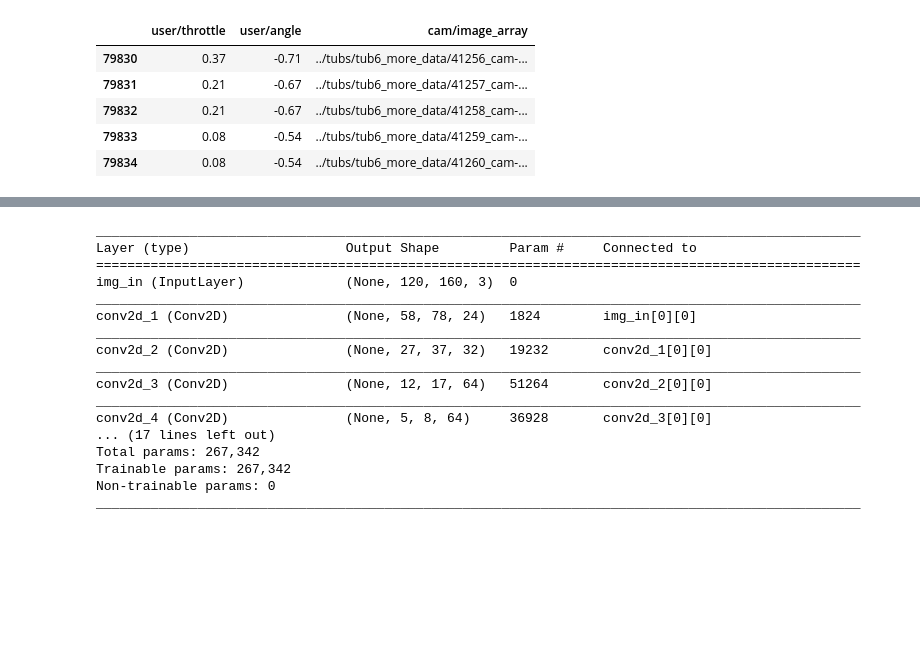
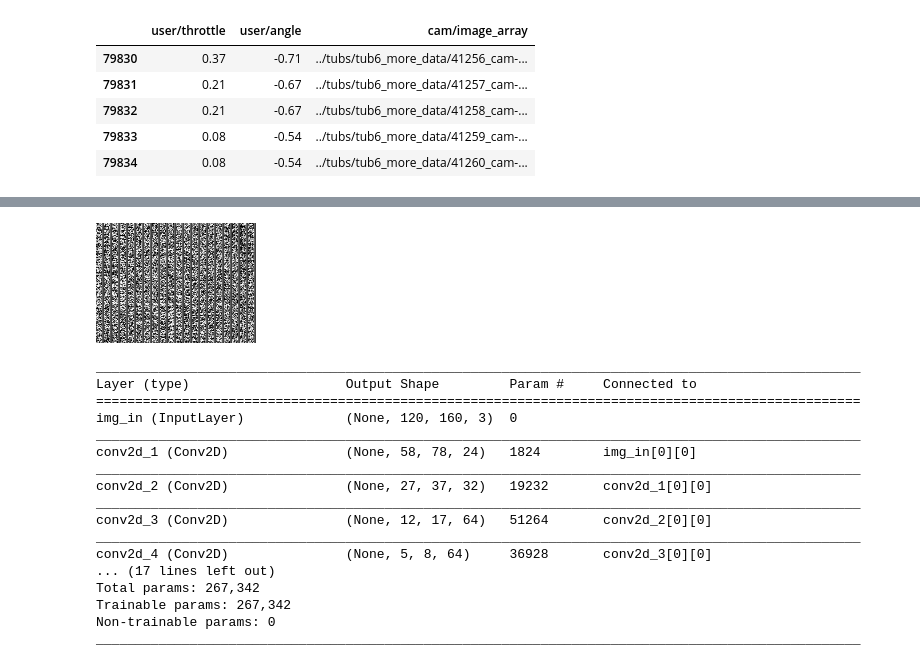
Before and after one commit to Muosvr/mycar, a Jupyter notebook: Donkeycar_Keras.ipynb, the cells around one changed output, grey strips where cells are left out. Saved outputs shown, nothing was run; the diff lists cells and outputs as text; code cells hidden in the pictures; blank space fills up the shorter version.

```diff
--- a/Donkeycar_Keras.ipynb
+++ b/Donkeycar_Keras.ipynb
@@ -143,3 +176,7 @@ Image.fromarray(data, 'RGB')
+# %%
+Image.fromarray(data, "L")
+# %% [output]
+[figure, added]
 # %%
 def get_record_gen(record_transform=None, shuffle=True, df=None):
     while True:
```
Also changed, not shown: parts of 15 cells of this notebook, 4 other files.
